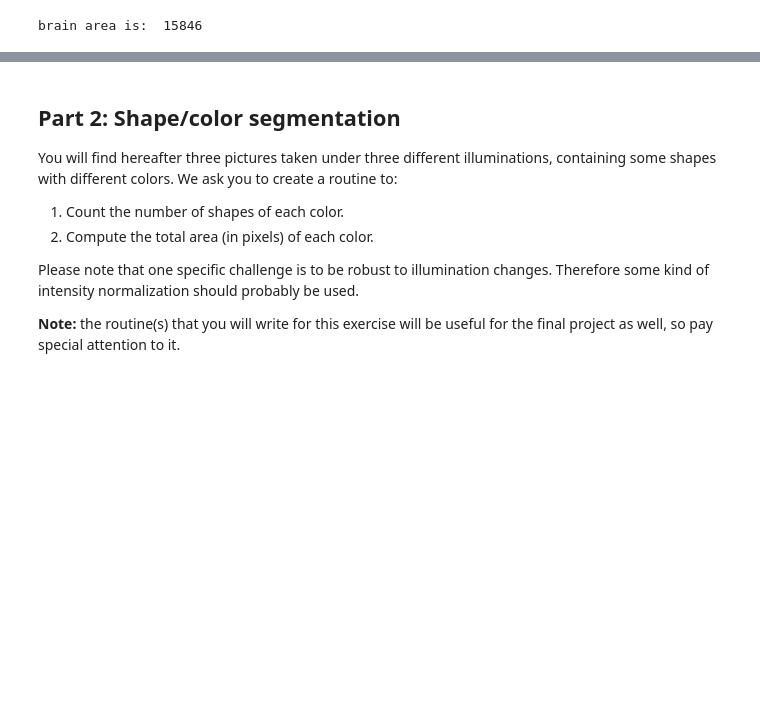
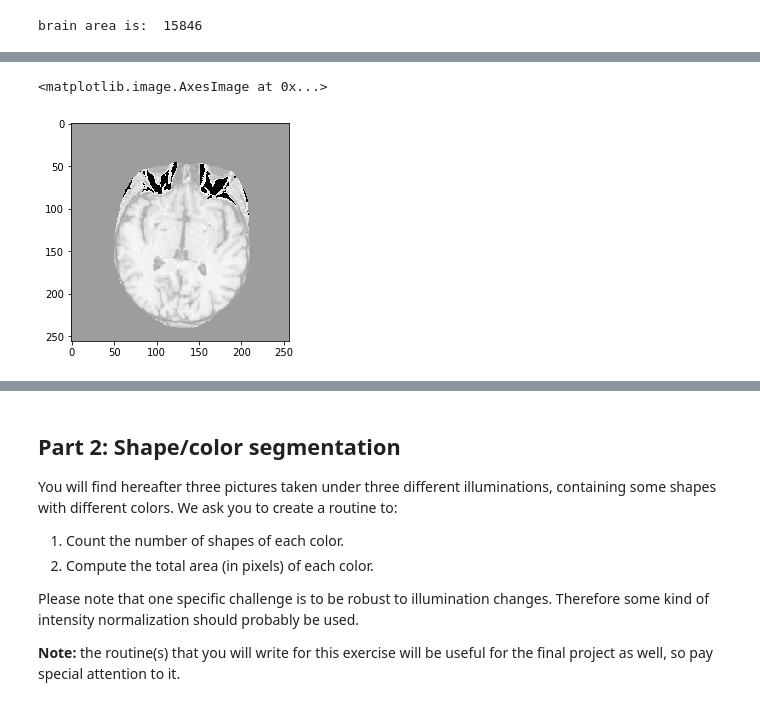
Before and after one commit to Jiang15/Image_analysis_and_pattern-recognition, a Jupyter notebook: Lab 1/lab_01_segmentation.ipynb, the cells around one changed output, grey strips where cells are left out. Cells and saved outputs as stored; diff of their text form; code cells hidden in the pictures; blank space fills up the shorter version.

```diff
--- a/Lab 1/lab_01_segmentation.ipynb
+++ b/Lab 1/lab_01_segmentation.ipynb
@@ -373,0 +390,11 @@ brain area is:  15846
+# %%
+# Gray level erosion with structuring element of level 99 (empirical)
+from scipy import ndimage
+kernel = np.ones((11,11), np.uint8)*99
+rough_mask = brain_denoise*i_thresholded
+img_erosion = ndimage.grey_erosion(rough_mask,structure=kernel)
+
+plt.imshow(img_erosion, cmap = 'gray')
+# %% [output]
+<matplotlib.image.AxesImage at 0x...>
+[figure, added]
```
Also changed, not shown: parts of 6 cells of this notebook.
